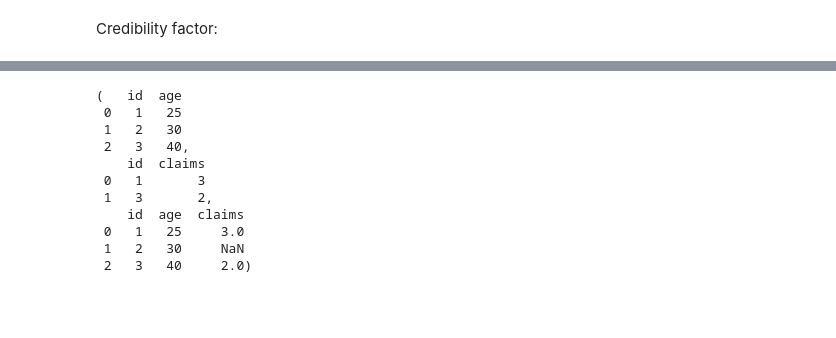
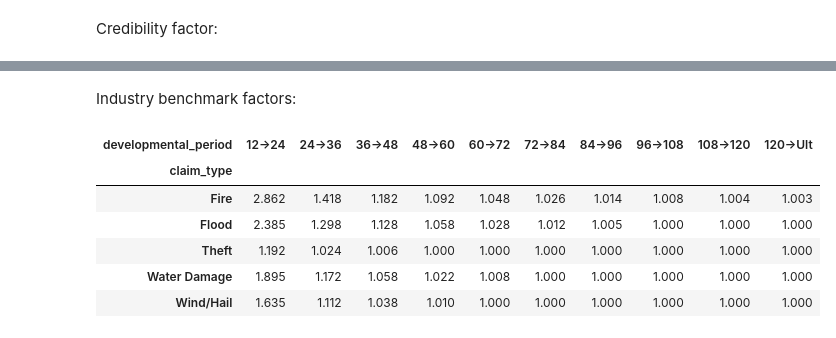
Before and after one commit to aj-tao/home-insurance-ratemaking, a Jupyter notebook: reports/home insurance ratemaking.ipynb, the cells around one changed output, grey strips where cells are left out. Drawn from its saved outputs; the diff is of its cells as text; code cells hidden in the pictures; blank space fills up the shorter version.

```diff
--- a/reports/home insurance ratemaking.ipynb
+++ b/reports/home insurance ratemaking.ipynb
@@ -8,5 +8,7 @@ data_path = "../data/"
 df_c = pd.read_csv(data_path + "claims.csv")
 df_cp = pd.read_csv(data_path + "claim_payments.csv")
 df_ibf = pd.read_csv(data_path + "industry_benchmark_factors.csv")
+df_ibf = pd.pivot(df_ibf, index="claim_type", columns="developmental_period", values="industry_df")
+df_ibf = pd.concat([df_ibf.iloc[:,2:], df_ibf.iloc[:,0:2]], axis=1).fillna(1)
 # %%
 # Join df_c and df_cp together on claim_id
@@ -277,33 +159,12 @@ df[ df['claim_type'] == 'Water Damage'][-25: -1]
-# %%
-# Left DataFrame
-left = pd.DataFrame({
-    "id": [1, 2, 3],
-    "age": [25, 30, 40]
-})
-
-# Right DataFrame
-right = pd.DataFrame({
-    "id": [1, 3],
-    "claims": [3, 2]
-})
-
-# Left join
-result = left.merge(
-    right,
-    on="id",
-    how="left"
-)
-
-left, right, result
-# %% [output]
-(   id  age
- 0   1   25
- 1   2   30
- 2   3   40,
-    id  claims
- 0   1       3
- 1   3       2,
-    id  age  claims
- 0   1   25     3.0
- 1   2   30     NaN
- 2   3   40     2.0)
+# %% [markdown]
+Industry benchmark factors:
+# %%
+df_ibf
+# %% [output]
+| developmental_period | 12→24 | 24→36 | 36→48 | 48→60 | 60→72 | 72→84 | 84→96 | 96→108 | 108→120 | 120→Ult |
+| claim_type |  |  |  |  |  |  |  |  |  |  |
+| Fire | 2.862 | 1.418 | 1.182 | 1.092 | 1.048 | 1.026 | 1.014 | 1.008 | 1.004 | 1.003 |
+| Flood | 2.385 | 1.298 | 1.128 | 1.058 | 1.028 | 1.012 | 1.005 | 1.000 | 1.000 | 1.000 |
+| Theft | 1.192 | 1.024 | 1.006 | 1.000 | 1.000 | 1.000 | 1.000 | 1.000 | 1.000 | 1.000 |
+| Water Damage | 1.895 | 1.172 | 1.058 | 1.022 | 1.008 | 1.000 | 1.000 | 1.000 | 1.000 | 1.000 |
+| Wind/Hail | 1.635 | 1.112 | 1.038 | 1.010 | 1.000 | 1.000 | 1.000 | 1.000 | 1.000 | 1.000 |
```
Also changed, not shown: parts of 27 cells of this notebook.
